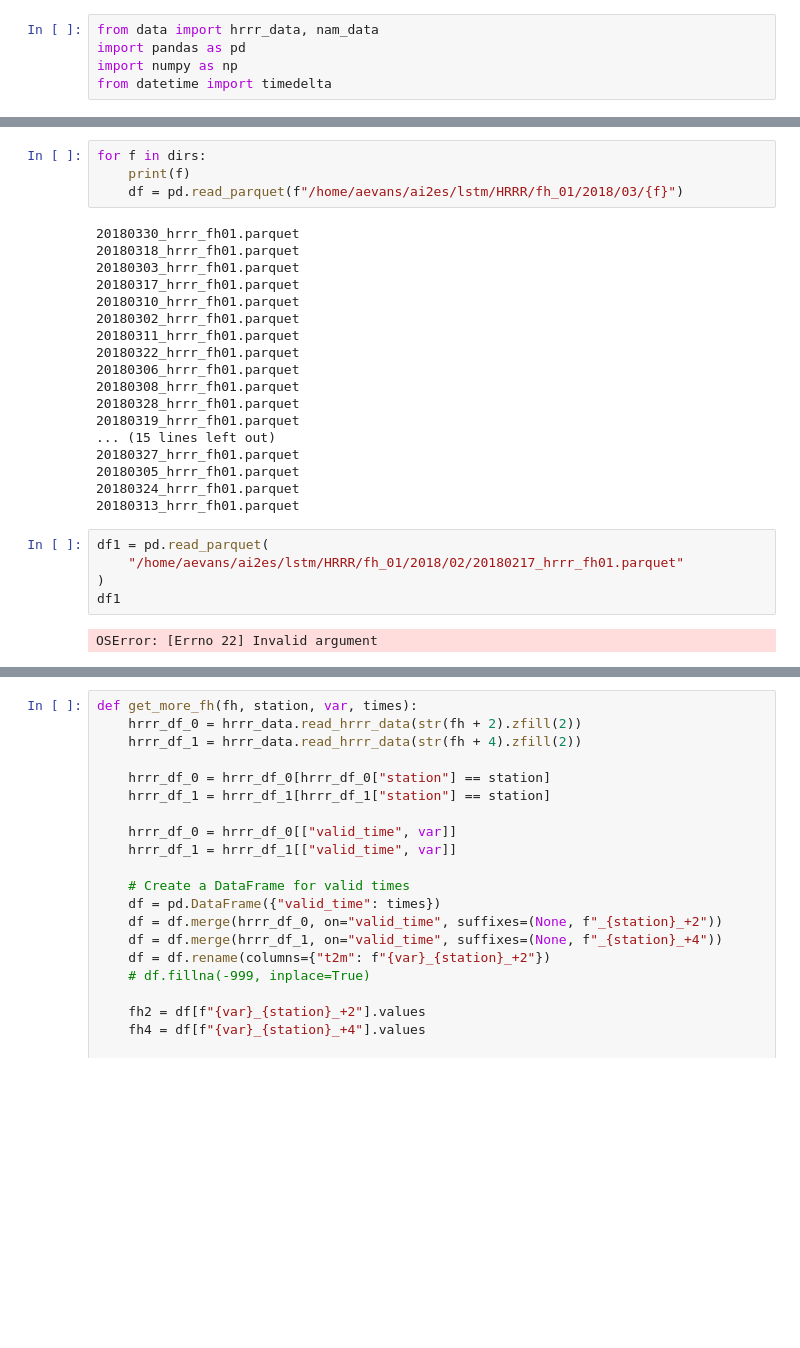
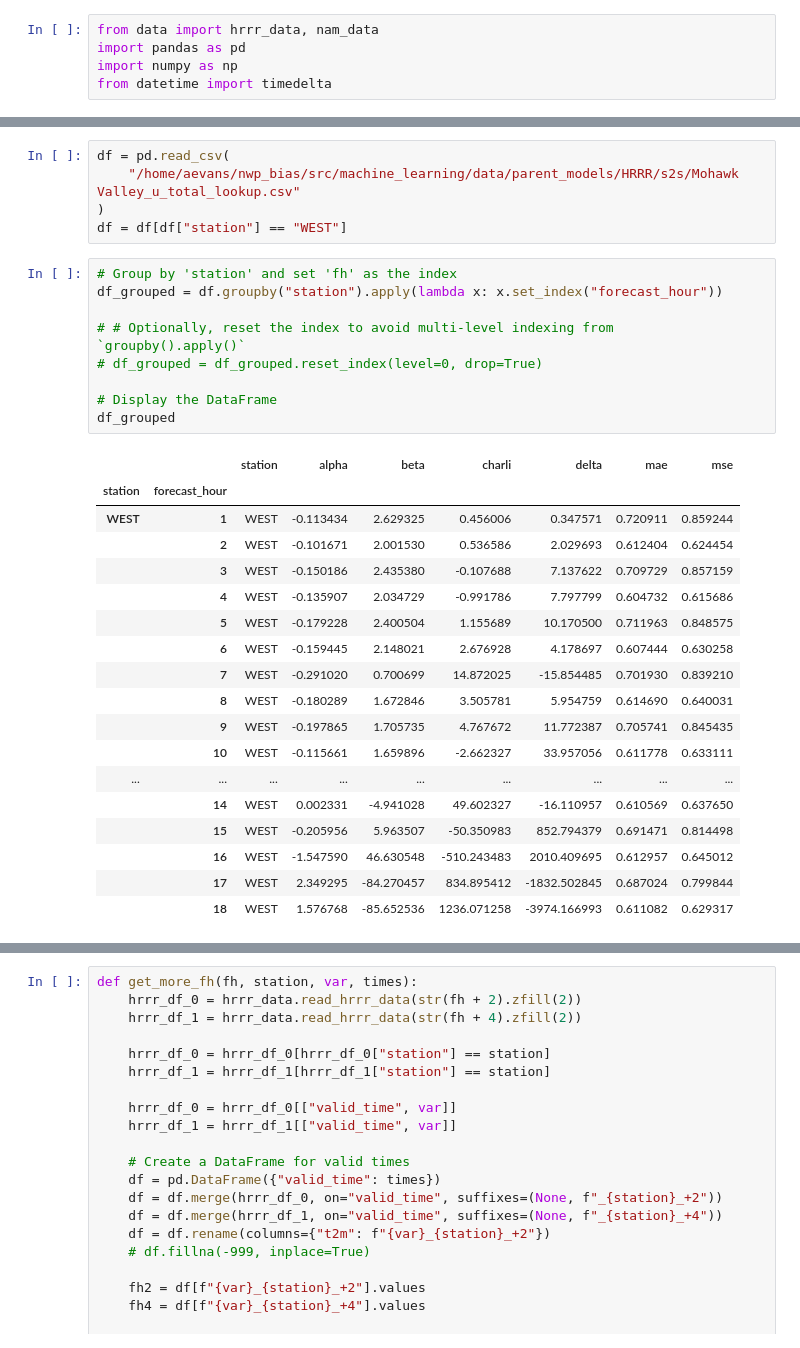
Before and after one commit to shmaronshmevans/nwp_bias, a Jupyter notebook: src/machine_learning/notebooks/scratch.ipynb, the cells around one changed output, grey strips where cells are left out. Cells and saved outputs as stored; diff of their text form; blank space fills up the shorter version.

```diff
--- a/src/machine_learning/notebooks/scratch.ipynb
+++ b/src/machine_learning/notebooks/scratch.ipynb
@@ -42,29 +19,33 @@ dirs
-# %%
-for f in dirs:
-    print(f)
-    df = pd.read_parquet(f"/home/aevans/ai2es/lstm/HRRR/fh_01/2018/03/{f}")
-# %% [output]
-20180330_hrrr_fh01.parquet
-20180318_hrrr_fh01.parquet
-20180303_hrrr_fh01.parquet
-20180317_hrrr_fh01.parquet
-20180310_hrrr_fh01.parquet
-20180302_hrrr_fh01.parquet
-20180311_hrrr_fh01.parquet
-20180322_hrrr_fh01.parquet
-20180306_hrrr_fh01.parquet
-20180308_hrrr_fh01.parquet
-20180328_hrrr_fh01.parquet
-20180319_hrrr_fh01.parquet
-... (15 lines left out)
-20180327_hrrr_fh01.parquet
-20180305_hrrr_fh01.parquet
-20180324_hrrr_fh01.parquet
-20180313_hrrr_fh01.parquet
-# %%
-df1 = pd.read_parquet(
-    "/home/aevans/ai2es/lstm/HRRR/fh_01/2018/02/20180217_hrrr_fh01.parquet"
-)
-df1
-# %% [output]
-OSError: [Errno 22] Invalid argument
+# %%
+df = pd.read_csv(
+    "/home/aevans/nwp_bias/src/machine_learning/data/parent_models/HRRR/s2s/Mohawk Valley_u_total_lookup.csv"
+)
+df = df[df["station"] == "WEST"]
+# %%
+# Group by 'station' and set 'fh' as the index
+df_grouped = df.groupby("station").apply(lambda x: x.set_index("forecast_hour"))
+
+# # Optionally, reset the index to avoid multi-level indexing from `groupby().apply()`
+# df_grouped = df_grouped.reset_index(level=0, drop=True)
+
+# Display the DataFrame
+df_grouped
+# %% [output]
+|  |  | station | alpha | beta | charli | delta | mae | mse |
+| station | forecast_hour |  |  |  |  |  |  |  |
+| WEST | 1 | WEST | -0.113434 | 2.629325 | 0.456006 | 0.347571 | 0.720911 | 0.859244 |
+|  | 2 | WEST | -0.101671 | 2.001530 | 0.536586 | 2.029693 | 0.612404 | 0.624454 |
+|  | 3 | WEST | -0.150186 | 2.435380 | -0.107688 | 7.137622 | 0.709729 | 0.857159 |
+|  | 4 | WEST | -0.135907 | 2.034729 | -0.991786 | 7.797799 | 0.604732 | 0.615686 |
+|  | 5 | WEST | -0.179228 | 2.400504 | 1.155689 | 10.170500 | 0.711963 | 0.848575 |
+|  | 6 | WEST | -0.159445 | 2.148021 | 2.676928 | 4.178697 | 0.607444 | 0.630258 |
+|  | 7 | WEST | -0.291020 | 0.700699 | 14.872025 | -15.854485 | 0.701930 | 0.839210 |
+|  | 8 | WEST | -0.180289 | 1.672846 | 3.505781 | 5.954759 | 0.614690 | 0.640031 |
+|  | 9 | WEST | -0.197865 | 1.705735 | 4.767672 | 11.772387 | 0.705741 | 0.845435 |
+|  | 10 | WEST | -0.115661 | 1.659896 | -2.662327 | 33.957056 | 0.611778 | 0.633111 |
+| ... | ... | ... | ... | ... | ... | ... | ... | ... |
+|  | 14 | WEST | 0.002331 | -4.941028 | 49.602327 | -16.110957 | 0.610569 | 0.637650 |
+|  | 15 | WEST | -0.205956 | 5.963507 | -50.350983 | 852.794379 | 0.691471 | 0.814498 |
+|  | 16 | WEST | -1.547590 | 46.630548 | -510.243483 | 2010.409695 | 0.612957 | 0.645012 |
+|  | 17 | WEST | 2.349295 | -84.270457 | 834.895412 | -1832.502845 | 0.687024 | 0.799844 |
+|  | 18 | WEST | 1.576768 | -85.652536 | 1236.071258 | -3974.166993 | 0.611082 | 0.629317 |
```
Also changed, not shown: parts of 13 cells of this notebook, 25 other files.
